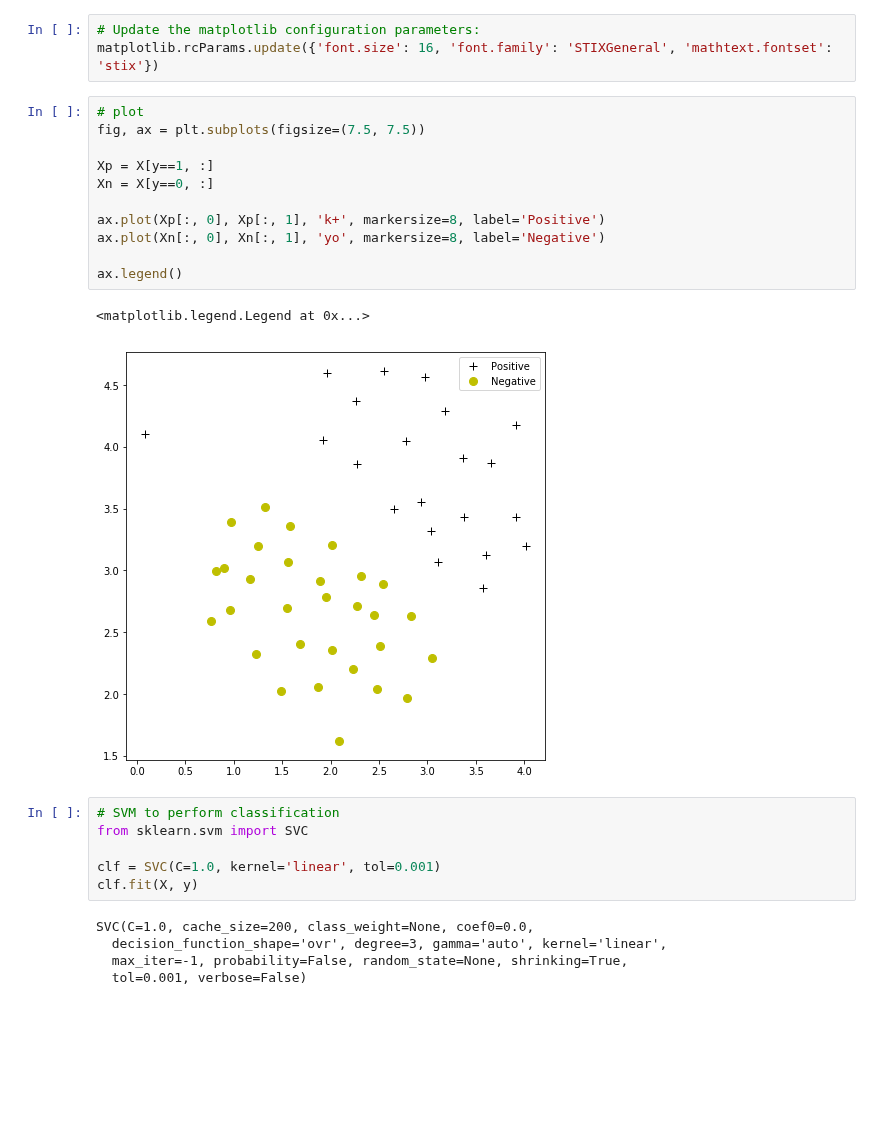
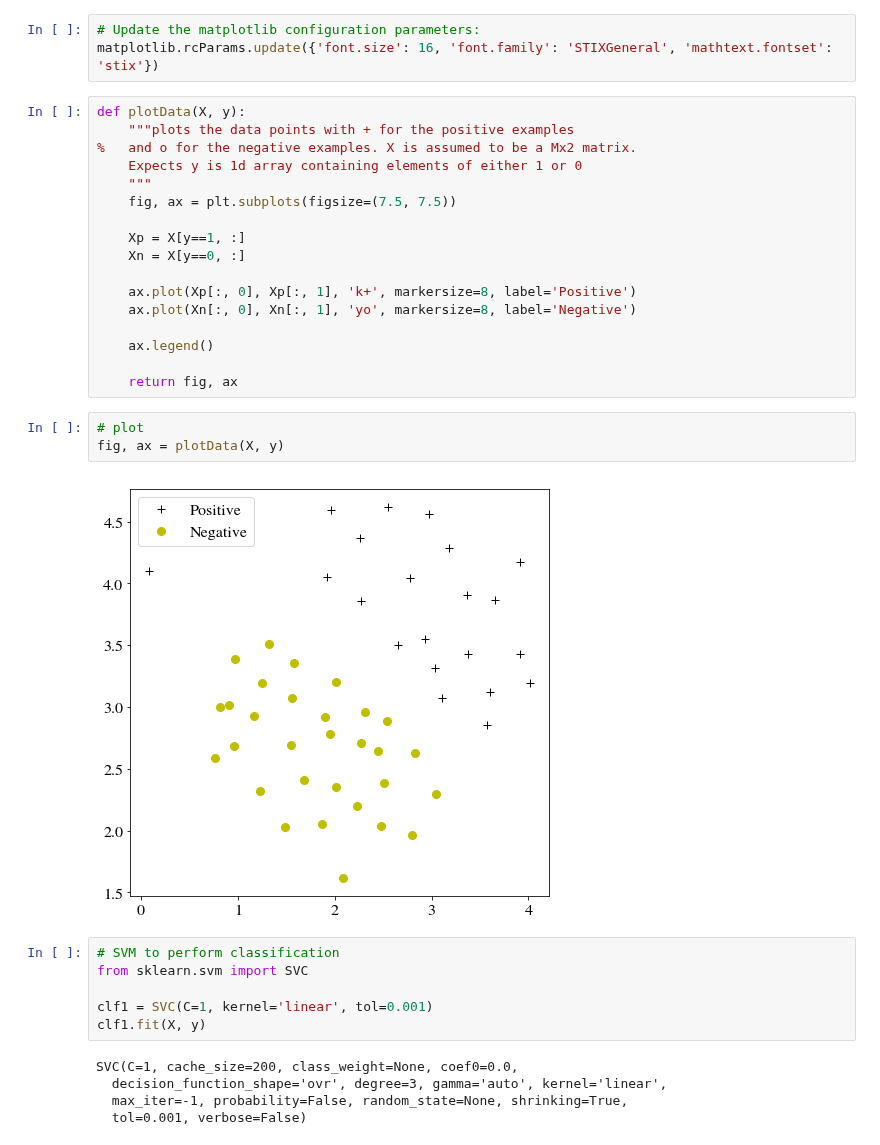
Before and after one commit to oeyh/NN, a Jupyter notebook: assignment6 SVM/assignment 6 SVM.ipynb, the cells around one changed output. Cells and saved outputs as stored; diff of their text form; blank space fills up the shorter version.

```diff
--- a/assignment6 SVM/assignment 6 SVM.ipynb
+++ b/assignment6 SVM/assignment 6 SVM.ipynb
@@ -26,27 +26,35 @@ print(y.shape)
 # Update the matplotlib configuration parameters:
 matplotlib.rcParams.update({'font.size': 16, 'font.family': 'STIXGeneral', 'mathtext.fontset': 'stix'})
 # %%
-# plot
-fig, ax = plt.subplots(figsize=(7.5, 7.5))
+def plotData(X, y):
+    """plots the data points with + for the positive examples
+%   and o for the negative examples. X is assumed to be a Mx2 matrix.
+    Expects y is 1d array containing elements of either 1 or 0
+    """
+    fig, ax = plt.subplots(figsize=(7.5, 7.5))
 
-Xp = X[y==1, :]
-Xn = X[y==0, :]
+    Xp = X[y==1, :]
+    Xn = X[y==0, :]
 
-ax.plot(Xp[:, 0], Xp[:, 1], 'k+', markersize=8, label='Positive')
-ax.plot(Xn[:, 0], Xn[:, 1], 'yo', markersize=8, label='Negative')
+    ax.plot(Xp[:, 0], Xp[:, 1], 'k+', markersize=8, label='Positive')
+    ax.plot(Xn[:, 0], Xn[:, 1], 'yo', markersize=8, label='Negative')
 
-ax.legend()
+    ax.legend()
+
+    return fig, ax
-# %% [output]
-<matplotlib.legend.Legend at 0x...>
-[figure, removed]
+# %%
+# plot
+fig, ax = plotData(X, y)
+# %% [output]
+[figure, added]
 # %%
 # SVM to perform classification
 from sklearn.svm import SVC
 
-clf = SVC(C=1.0, kernel='linear', tol=0.001)
-clf.fit(X, y)
+clf1 = SVC(C=1, kernel='linear', tol=0.001)
+clf1.fit(X, y)
 # %% [output]
-SVC(C=1.0, cache_size=200, class_weight=None, coef0=0.0,
+SVC(C=1, cache_size=200, class_weight=None, coef0=0.0,
   decision_function_shape='ovr', degree=3, gamma='auto', kernel='linear',
   max_iter=-1, probability=False, random_state=None, shrinking=True,
   tol=0.001, verbose=False)
```
Also changed, not shown: parts of 10 cells of this notebook.
